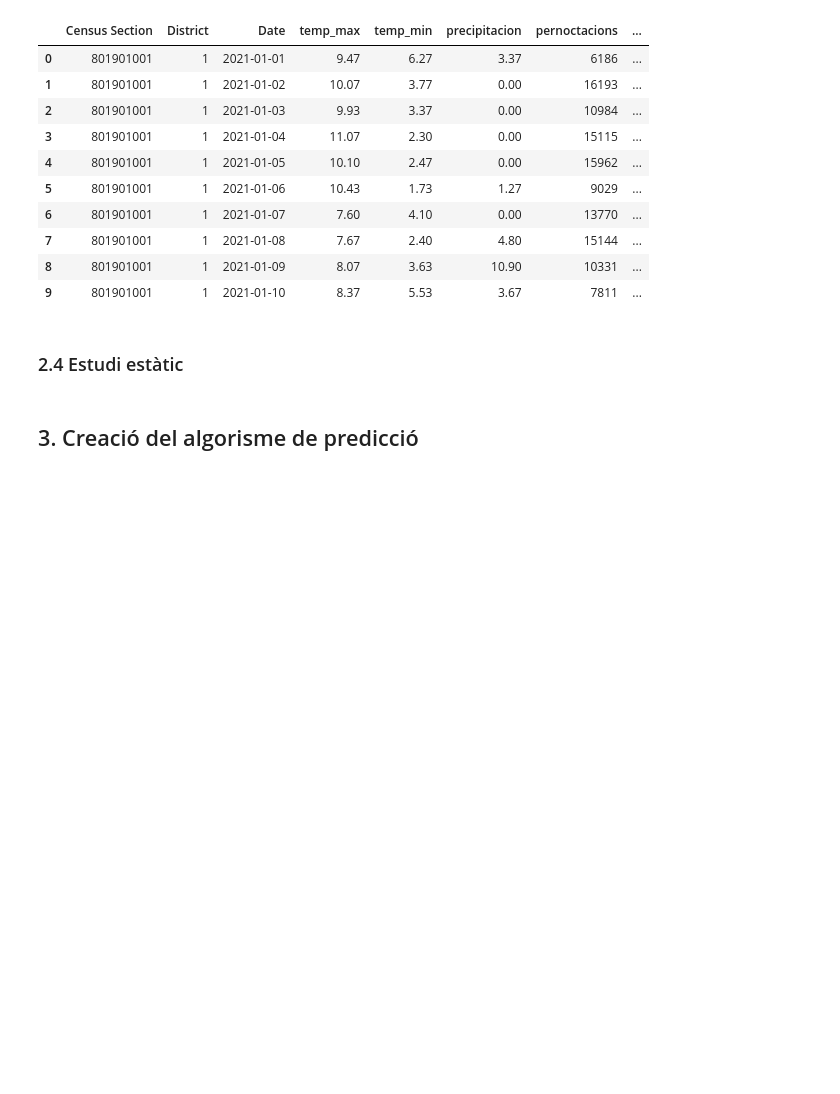
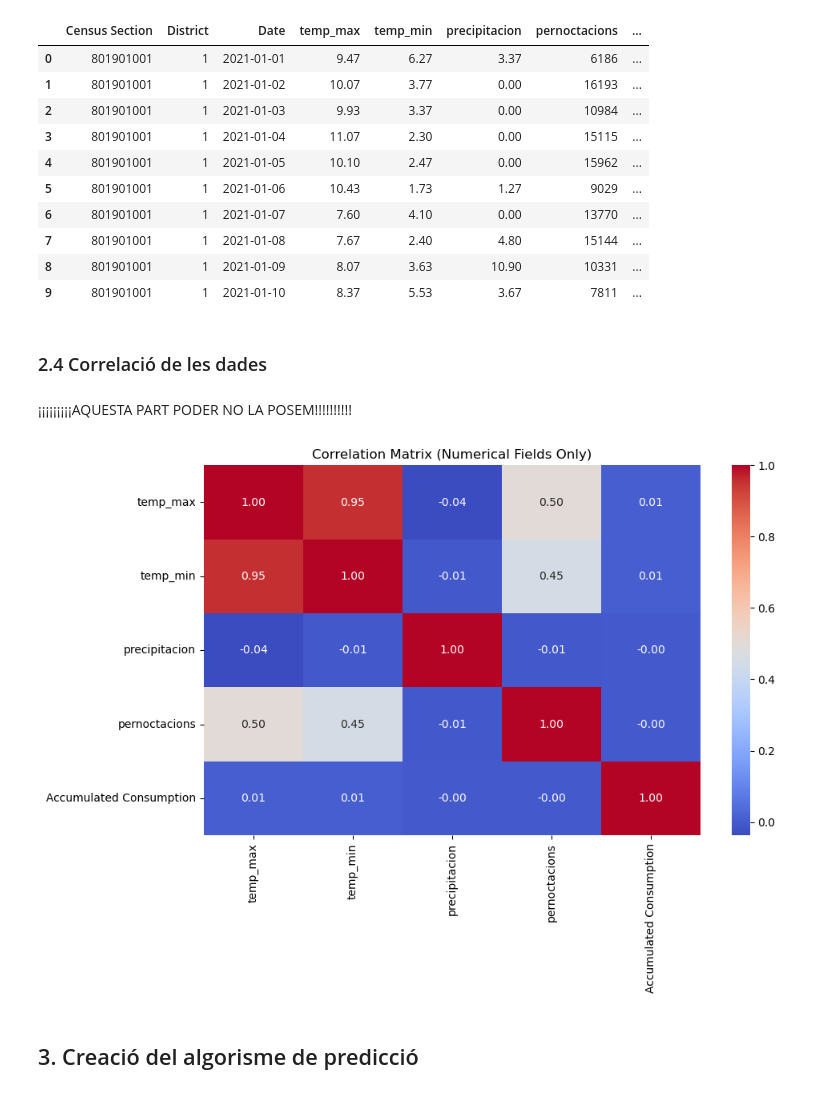
Before and after one commit to yuyanwang03/drop-by-drop, a Jupyter notebook: Final_Notebook_dropbydrop.ipynb, the cells around one changed output. Saved outputs shown, nothing was run; the diff lists cells and outputs as text; code cells hidden in the pictures; blank space fills up the shorter version.

Commit message:
Added the correlation matrix

```diff
--- a/Final_Notebook_dropbydrop.ipynb
+++ b/Final_Notebook_dropbydrop.ipynb
@@ -498,7 +497,22 @@ final_data.head(10)
 | 9 | 801901001 | 1 | 2021-01-10 | 8.37 | 5.53 | 3.67 | 7811 | ... |
 # %% [markdown]
 <a id="s26"></a>
-### 2.4 Estudi estàtic
+### 2.4  Correlació de les dades
+# %% [markdown]
+¡¡¡¡¡¡¡¡¡AQUESTA PART PODER NO LA POSEM!!!!!!!!!!
+# %%
+# Select only numerical columns for the correlation matrix
+numerical_cols = final_data.select_dtypes(include=['float64', 'int64']).columns
+# Compute the correlation matrix excluding non-numerical fields
+filtered_correlation_matrix = final_data[numerical_cols].corr()
+
+# Plot the correlation matrix using seaborn
+plt.figure(figsize=(10, 6))
+sns.heatmap(filtered_correlation_matrix, annot=True, cmap='coolwarm', fmt=".2f")
+plt.title('Correlation Matrix (Numerical Fields Only)')
+plt.show()
+# %% [output]
+[figure, added]
 # %% [markdown]
 <a id="s3"></a>
 ## 3. Creació del algorisme de predicció
```
Also changed, not shown: parts of 3 cells of this notebook.
